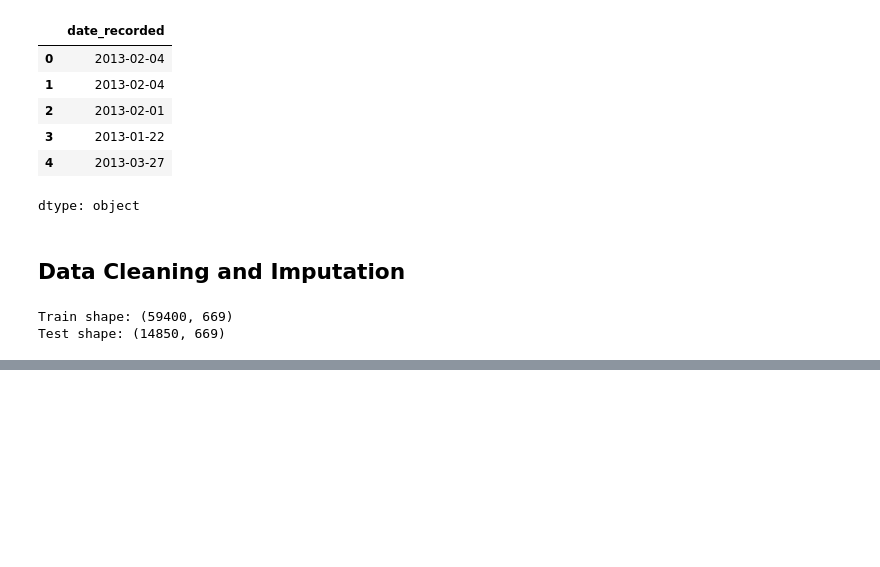
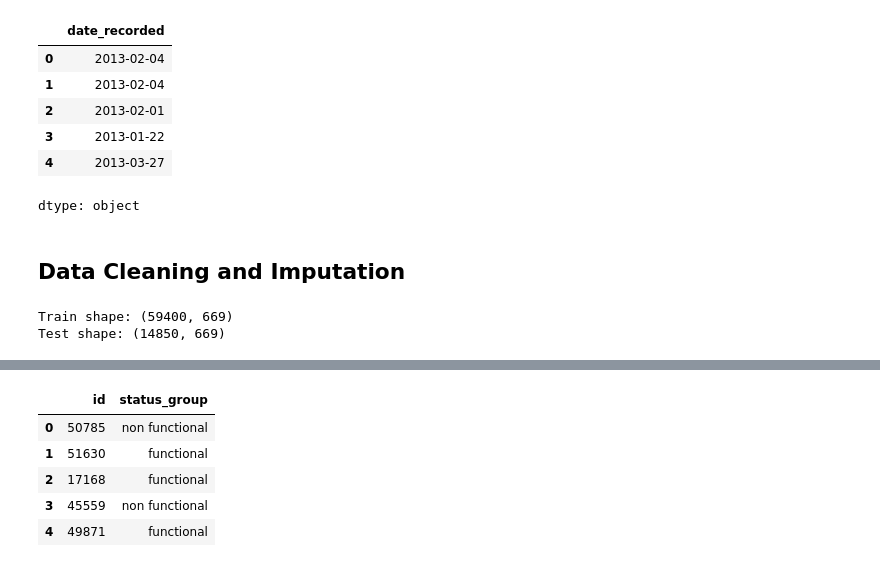
Before and after one commit to OrionXV/AI7101-Project, a Jupyter notebook: AI7101GroupProject.ipynb, the cells around one changed output, grey strips where cells are left out. Saved outputs shown, nothing was run; the diff lists cells and outputs as text; code cells hidden in the pictures; blank space fills up the shorter version.

```diff
--- a/AI7101GroupProject.ipynb
+++ b/AI7101GroupProject.ipynb
@@ -251,12 +251,21 @@ Test shape: (14850, 669)
 from sklearn.model_selection import train_test_split, GridSearchCV
 import lightgbm as lgb
 from sklearn.metrics import classification_report, accuracy_score
+from sklearn.preprocessing import LabelEncoder
+
+le = LabelEncoder()
+y = le.fit_transform(train_targets.drop('id', axis=1).squeeze())
+
+# X_train, X_val, y_train, y_val = train_test_split(
+#     train_final, train_targets.drop('id', axis=1),
+#     test_size=0.2,
+#     random_state=42,
+# )
 
 X_train, X_val, y_train, y_val = train_test_split(
-    train_final, train_targets.drop('id', axis=1),
+    train_final, y,
     test_size=0.2,
     random_state=42,
-    stratify=train_targets.drop('id', axis=1)
 )
 # %%
 lgb_estimator = lgb.LGBMClassifier(
@@ -264,18 +273,18 @@ lgb_estimator = lgb.LGBMClassifier(
     random_state=42
 )
 
-param_grid = {
-    "n_estimators": [100, 200, 500],
-    "learning_rate": [0.01, 0.001, 0.0001],
-    "max_depth": [-1],
-    "reg_alpha": [0.1],   # L1 regularization
-    "reg_lambda": [0.1]   # L2 regularization
+lgb_param_grid = {
+    "n_estimators": [500], # 100, 200, 750
+    "learning_rate": [0.1], # 0.01, 0.001, 0.0001
+    "max_depth": [-1], # 8, 9
+    "reg_alpha": [0], # 0.1, 0.25, 1     # L1
+    "reg_lambda": [0] # 0.5, 1, 5
 }
 
-grid_search = GridSearchCV(
+lgb_grid_search = GridSearchCV(
     estimator=lgb_estimator,
-    param_grid=param_grid,
-    scoring="accuracy",
+    param_grid=lgb_param_grid,
+    scoring="f1_samples",
     cv=3,                # 3-fold CV
     verbose=2,
     n_jobs=-1
@@ -294,10 +317,10 @@ memory usage: 742.5+ KB
 # %%
-grid_search.fit(
+lgb_grid_search.fit(
     X_train, y_train,
     eval_set=[(X_val, y_val)],
     eval_metric="multi_logloss",
 )
 
-best_model = grid_search.best_estimator_
-print("Best Params:", grid_search.best_params_)
+lgb_best_model = lgb_grid_search.best_estimator_
+print("Best Params:", lgb_grid_search.best_params_)
 # %% [output]
@@ -309,7 +380,14 @@ print(classification_report(y_val, y_val_pred, target_names=le.classes_))
 # %%
-y_test_pred = best_model.predict(test_final)
-
+y_test_pred = lgb_best_model.predict(test_final)
+y_test_pred = le.inverse_transform(y_test_pred)
 submission["status_group"] = y_test_pred
 submission.to_csv("submission.csv", index=False)
 
 submission.head()
+# %% [output]
+|  | id | status_group |
+| 0 | 50785 | non functional |
+| 1 | 51630 | functional |
+| 2 | 17168 | functional |
+| 3 | 45559 | non functional |
+| 4 | 49871 | functional |
```
Also changed, not shown: parts of 6 cells of this notebook.
